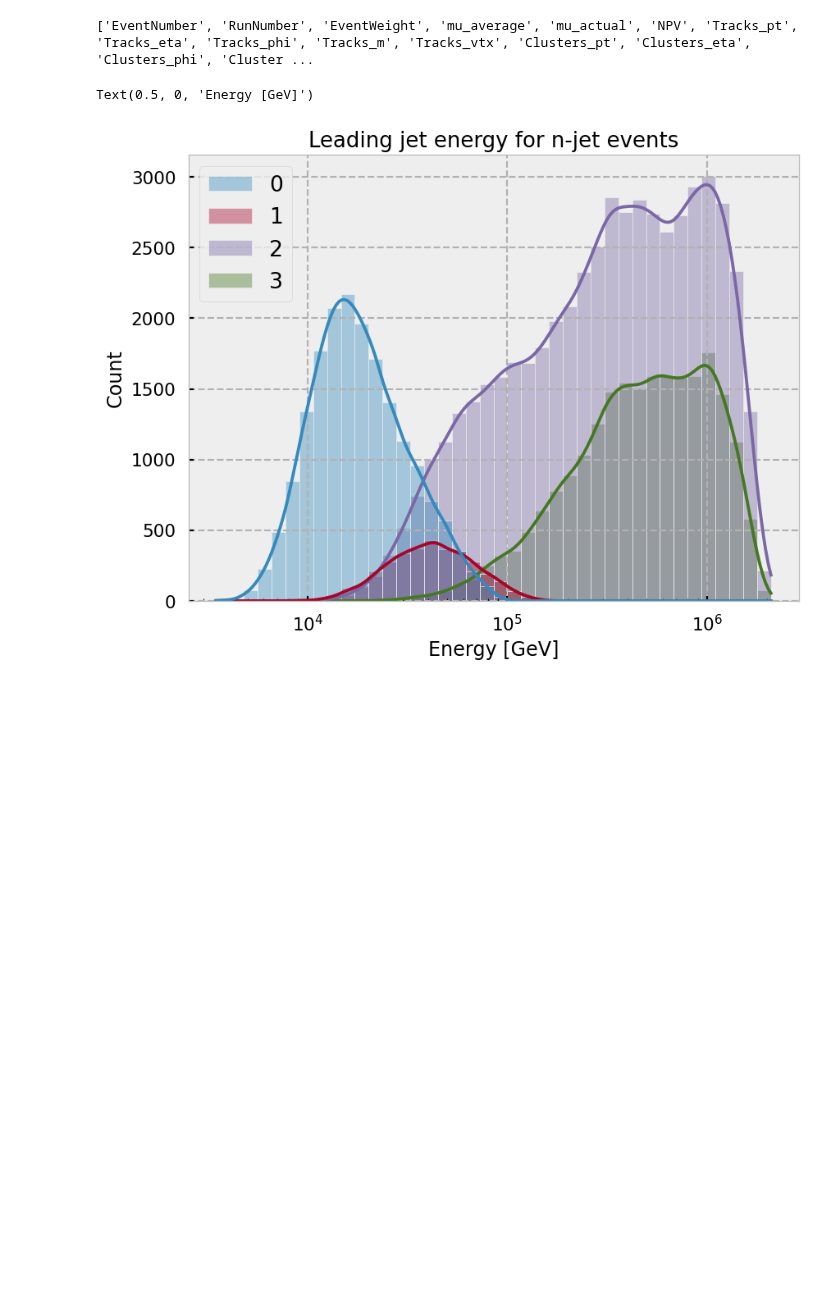
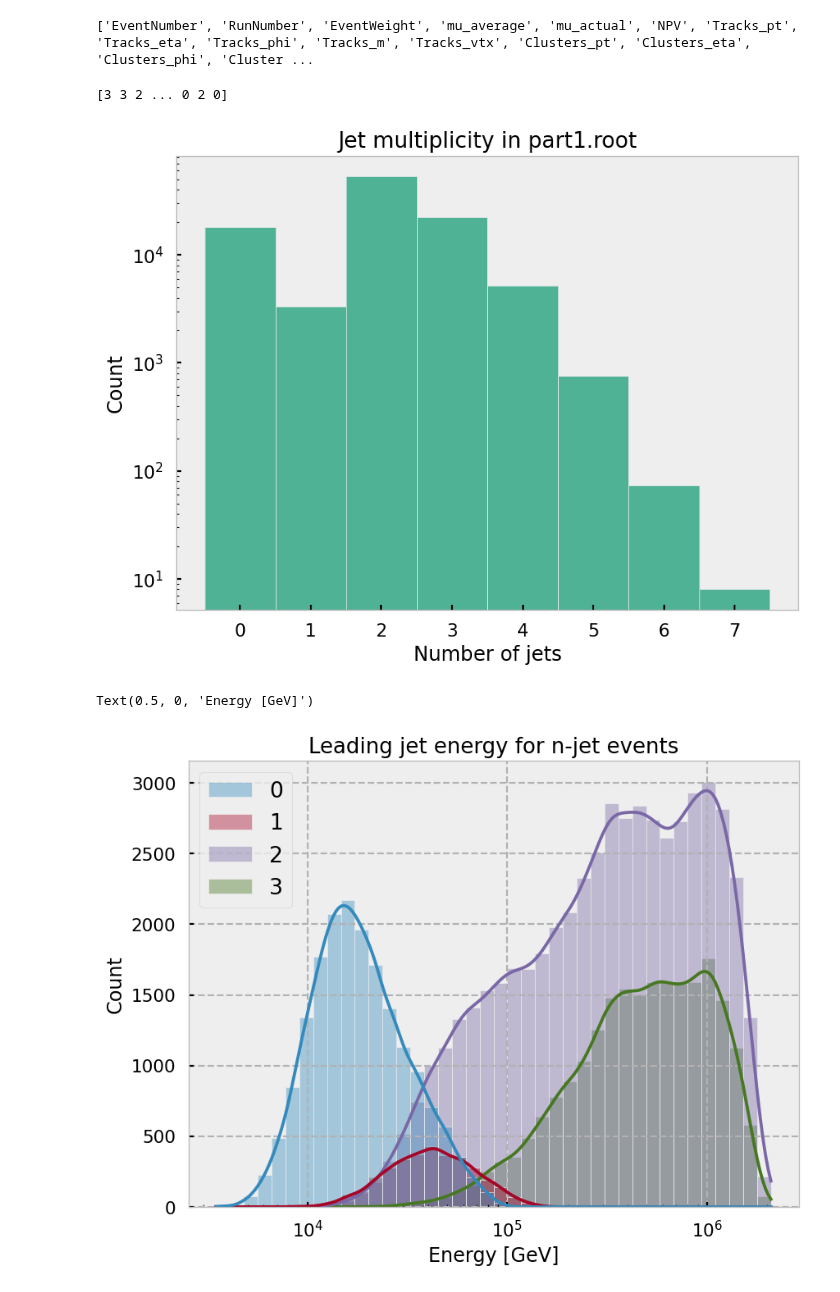
Before and after one commit to choisant/imcalML, a Jupyter notebook: notebooks/analyze_jet_file.ipynb, the cells around one changed output. Saved outputs shown, nothing was run; the diff lists cells and outputs as text; code cells hidden in the pictures; blank space fills up the shorter version.

Commit message:
Added jet multiplicity

```diff
--- a/notebooks/analyze_jet_file.ipynb
+++ b/notebooks/analyze_jet_file.ipynb
@@ -28,6 +28,19 @@ data = get_branches(data_path, keys)
 ['EventNumber', 'RunNumber', 'EventWeight', 'mu_average', 'mu_actual', 'NPV', 'Tracks_pt', 'Tracks_eta', 'Tracks_phi', 'Tracks_m', 'Tracks_vtx', 'Clusters_pt', 'Clusters_eta', 'Clusters_phi', 'Cluster ...
 # %%
 data["n_jets"] = ak.num(data["TruthJets_R10"])
+njets = ak.to_numpy(data.n_jets)
+print(njets)
+# %% [output]
+[3 3 2 ... 0 2 0]
+# %%
+fig, ax = plt.subplots(figsize=(8,6))
+sn.histplot(njets, ax = ax, bins=7, binwidth=1, binrange=[-0.5, 7.5], color="#1b9e77")
+ax.set_title("Jet multiplicity in part1.root")
+ax.set_xlabel("Number of jets")
+ax.set_yscale('log')
+ax.grid(visible=None)
+# %% [output]
+[figure, added]
 # %%
 jets = [data[data.n_jets == i] for i in range(4)]
 max_len = max([len(jet) for jet in jets])
```
